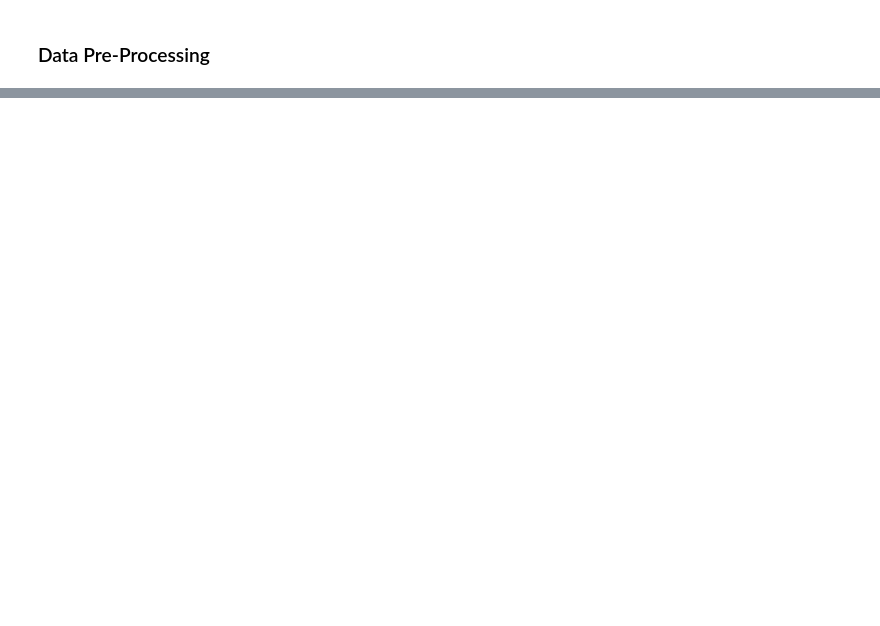
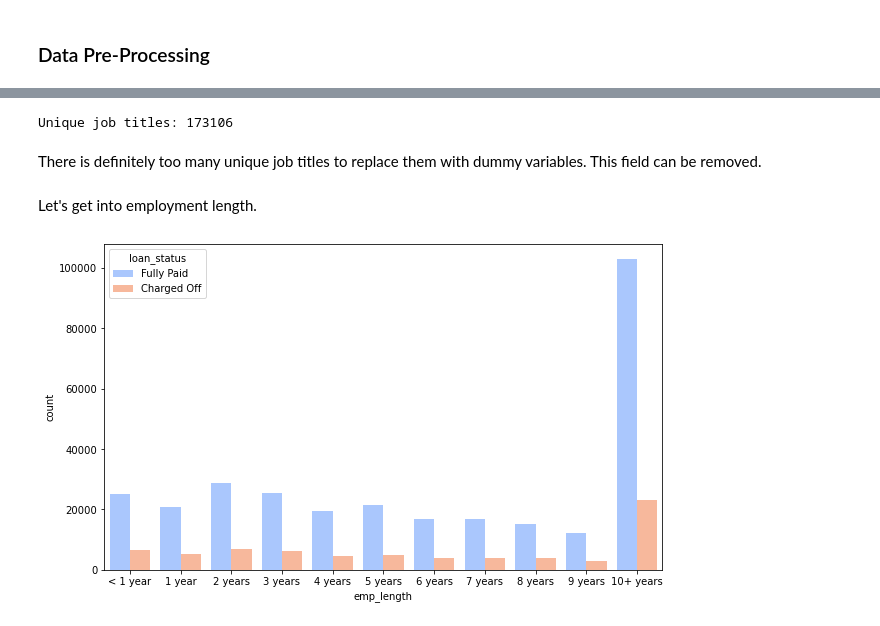
Before and after one commit to maciej-ziaja/Lending-Club, a Jupyter notebook: loan_pay_back_predict.ipynb, the cells around one changed output, grey strips where cells are left out. Drawn from its saved outputs; the diff is of its cells as text; code cells hidden in the pictures; blank space fills up the shorter version.

```diff
--- a/loan_pay_back_predict.ipynb
+++ b/loan_pay_back_predict.ipynb
@@ -240,0 +284,25 @@ plt.show()
+# %%
+print('Unique job titles: ' + str(len(df['emp_title'].unique())))
+# %% [output]
+Unique job titles: 173106
+# %% [markdown]
+There is definitely too many unique job titles to replace them with dummy variables. This field can be removed.
+# %%
+df.drop('emp_title',axis=1,inplace=True)
+# %% [markdown]
+Let's get into employment length.
+# %%
+sorted(df['emp_length'].dropna().unique())
+emp_length_order = ['< 1 year','1 year','2 years','3 years','4 years','5 years','6 years','7 years','8 years','9 years','10+ years']
+# %%
+plt.figure(figsize=(10,6))
+sns.countplot(
+            data=df,
+            x='emp_length',
+            order=emp_length_order,
+            palette='coolwarm',
+            saturation=1,
+            hue='loan_status')
+plt.show()
+# %% [output]
+[figure, added]
```
Also changed, not shown: parts of 23 cells of this notebook, 1 other file.
